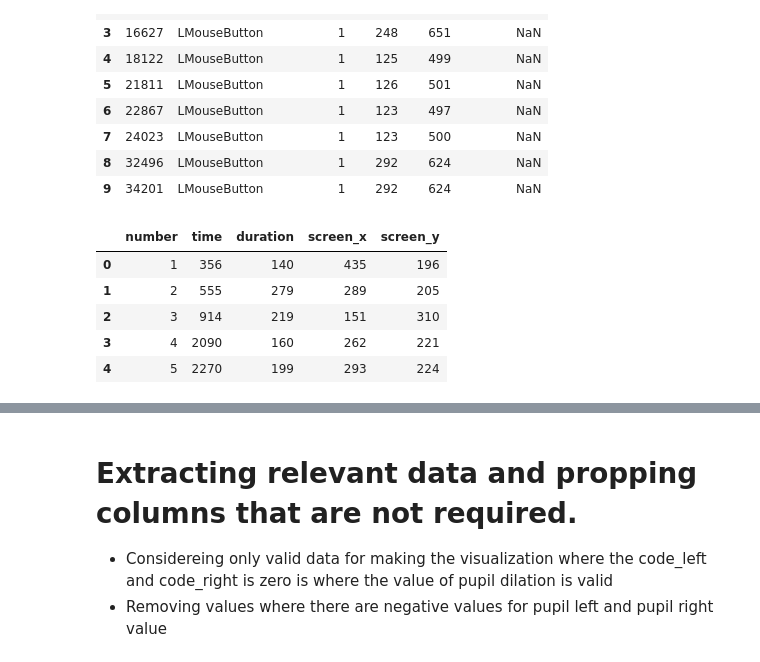
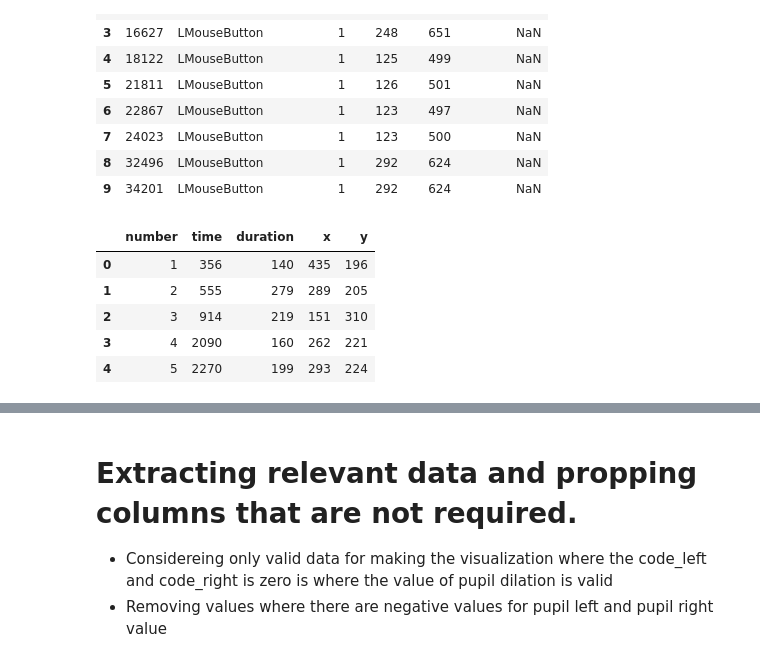
Before and after one commit to AishwaryaBhosale/CECS-450-Project-2, a Jupyter notebook: CECS 450 Project 2.ipynb, the cells around one changed output, grey strips where cells are left out. Drawn from its saved outputs; the diff is of its cells as text; code cells hidden in the pictures.

```diff
--- a/CECS 450 Project 2.ipynb
+++ b/CECS 450 Project 2.ipynb
@@ -87,13 +87,13 @@ graphEvd.head(10)
 # %%
 graphFxd = pd.read_csv("p5.graphFXD.txt", sep = "\t", header=None)
 graphFxd.rename(columns = {0:'number',
                      1: 'time',
                      2: 'duration',
-                     3: 'screen_x',
-                     4: 'screen_y'}, inplace = True)
+                     3: 'x',
+                     4: 'y'}, inplace = True)
 graphFxd.head()
 # %% [output]
-|  | number | time | duration | screen_x | screen_y |
+|  | number | time | duration | x | y |
 | 0 | 1 | 356 | 140 | 435 | 196 |
 | 1 | 2 | 555 | 279 | 289 | 205 |
 | 2 | 3 | 914 | 219 | 151 | 310 |
```
Also changed, not shown: parts of 4 cells of this notebook, 4 other files.
